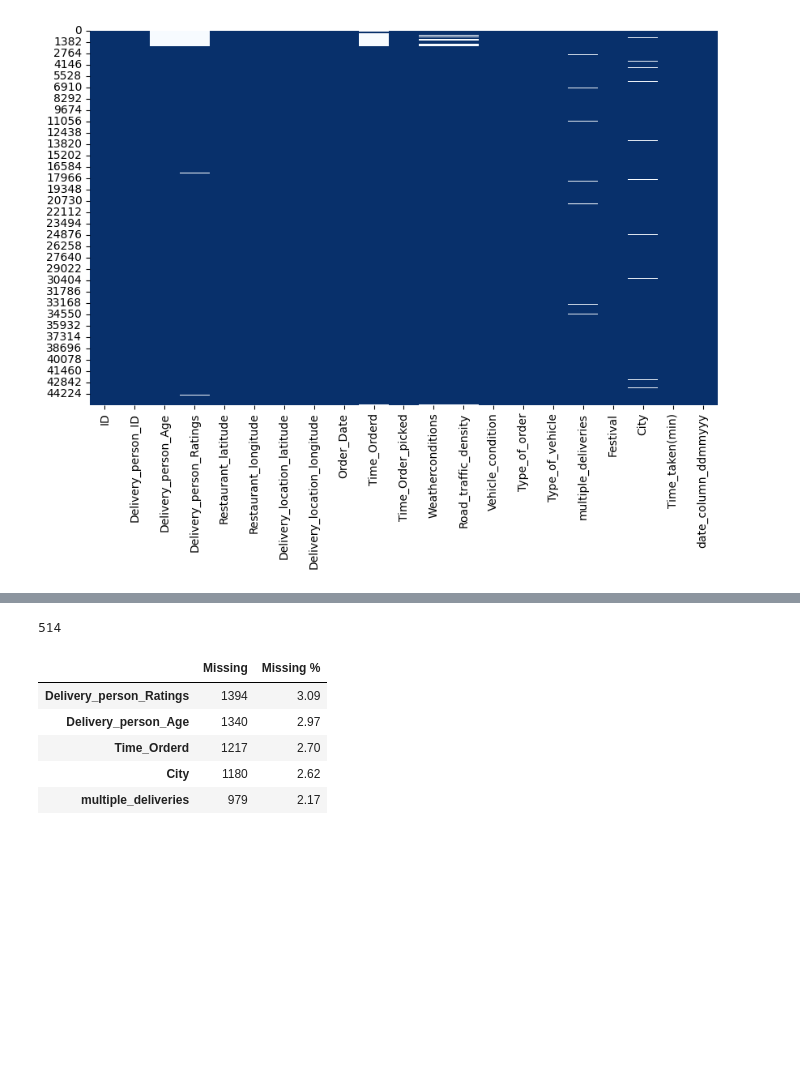
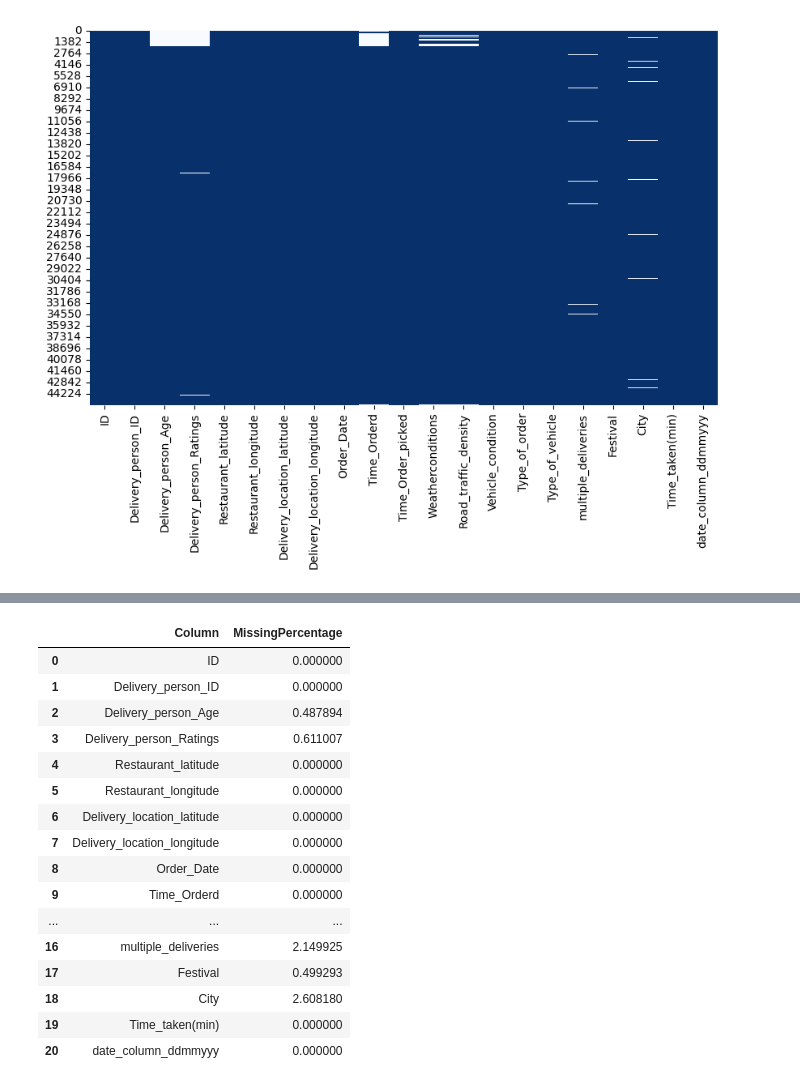
Before and after one commit to hy103/Est_food_delivery_time, a Jupyter notebook: notebooks/data_loading.ipynb, the cells around one changed output, grey strips where cells are left out. Drawn from its saved outputs; the diff is of its cells as text; code cells hidden in the pictures; blank space fills up the shorter version.

```diff
--- a/notebooks/data_loading.ipynb
+++ b/notebooks/data_loading.ipynb
@@ -341,12 +341,13 @@ df["Time_taken(min)"].isnull().sum()
 np.int64(0)
 # %%
 ## Calculating % of missing values in each column
-missing_values_df = pd.DataFrame(columns=["Column", "MissingPercentage"])
-for index, col_name in enumerate(df.columns):
-    num_missing_values = df[col_name].isnull().sum()
-    missing_values_df = pd.concat([missing_values_df,
-                                  pd.DataFrame({"Column": col_name ,
-                                                "MissingPercentage" :[num_missing_values/df.shape[0]*100]})])
+def return_missing_values(df):
+    missing_values_df = pd.DataFrame(columns=["Column", "MissingPercentage"])
+    for index, col_name in enumerate(df.columns):
+        num_missing_values = df[col_name].isnull().sum()
+        missing_values_df = pd.concat([missing_values_df,
+                                    pd.DataFrame({"Column": col_name ,
+                                                    "MissingPercentage" :[num_missing_values/df.shape[0]*100]})])
 
-missing_values_df.reset_index(drop=True, inplace=True)
-missing_values_df
+    missing_values_df.reset_index(drop=True, inplace=True)
+    return missing_values_df
@@ -384,9 +367,3 @@ plt.figure(figsize = (10, 6))
 sns.heatmap(df.isna(), cmap = 'Blues_r', cbar = False);
 # %% [output]
 [figure]
-# %%
-df['TotalNaN'] = df.isna().sum(axis = 1)
-sns.countplot(data = df[df.TotalNaN != 0], x = 'TotalNaN', palette = 'viridis', edgecolor = 'k')
-
-plt.title('Total NaN (Per row)')
-plt.grid(False);
@@ -420,23 +370,23 @@ dtype: int64
-# %%
-# Number of Observations dropped
-
-df.shape[0] - df[df['TotalNaN'] < 5].shape[0]
-# %% [output]
-514
-# %%
-df = df[df['TotalNaN'] < 5]
-# %%
-MissingValues = pd.DataFrame(df.isna().sum().sort_values(ascending = False)[:5])
-
-MissingValues.rename(columns = {0 : 'Missing'}, inplace = True, errors = 'raise')
-
-MissingValues['Missing %'] = round(MissingValues['Missing'] / df.shape[0] * 100, 2)
-
-MissingValues
-# %% [output]
-|  | Missing | Missing % |
-| Delivery_person_Ratings | 1394 | 3.09 |
-| Delivery_person_Age | 1340 | 2.97 |
-| Time_Orderd | 1217 | 2.70 |
-| City | 1180 | 2.62 |
-| multiple_deliveries | 979 | 2.17 |
+# %%
+## Dropping the rows where time ordered is missing
+df = df.dropna(subset=["Time_Orderd"])
+# %%
+return_missing_values(df)
+# %% [output]
+|  | Column | MissingPercentage |
+| 0 | ID | 0.000000 |
+| 1 | Delivery_person_ID | 0.000000 |
+| 2 | Delivery_person_Age | 0.487894 |
+| 3 | Delivery_person_Ratings | 0.611007 |
+| 4 | Restaurant_latitude | 0.000000 |
+| 5 | Restaurant_longitude | 0.000000 |
+| 6 | Delivery_location_latitude | 0.000000 |
+| 7 | Delivery_location_longitude | 0.000000 |
+| 8 | Order_Date | 0.000000 |
+| 9 | Time_Orderd | 0.000000 |
+| ... | ... | ... |
+| 16 | multiple_deliveries | 2.149925 |
+| 17 | Festival | 0.499293 |
+| 18 | City | 2.608180 |
+| 19 | Time_taken(min) | 0.000000 |
+| 20 | date_column_ddmmyyy | 0.000000 |
```
Also changed, not shown: parts of 13 cells of this notebook, 1 other file.
